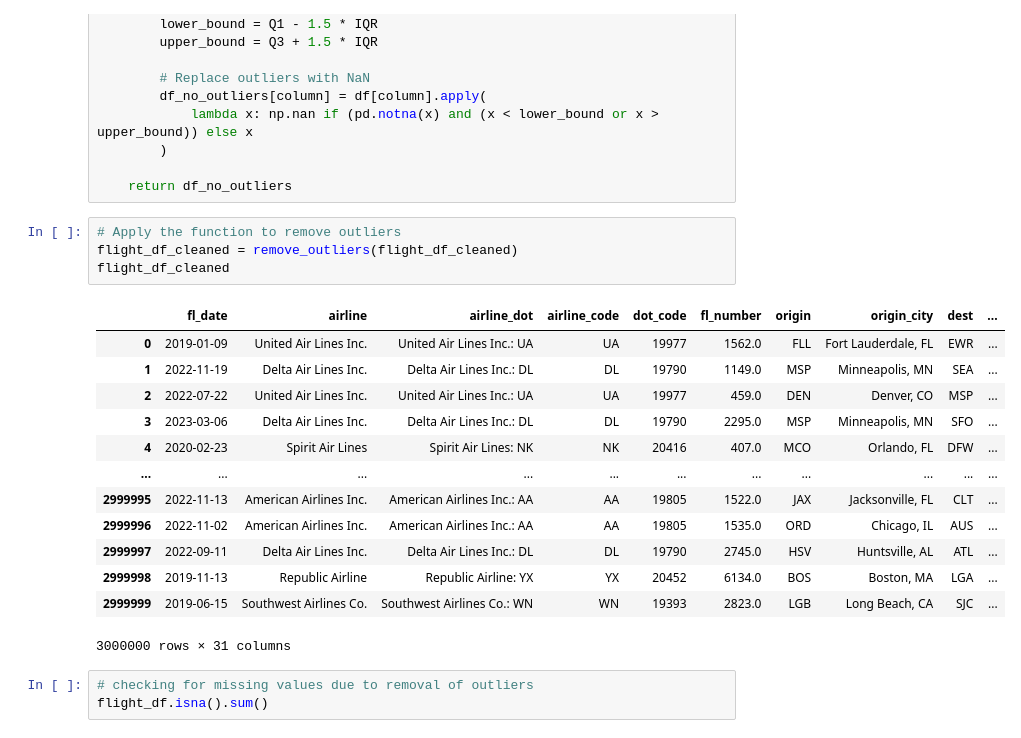
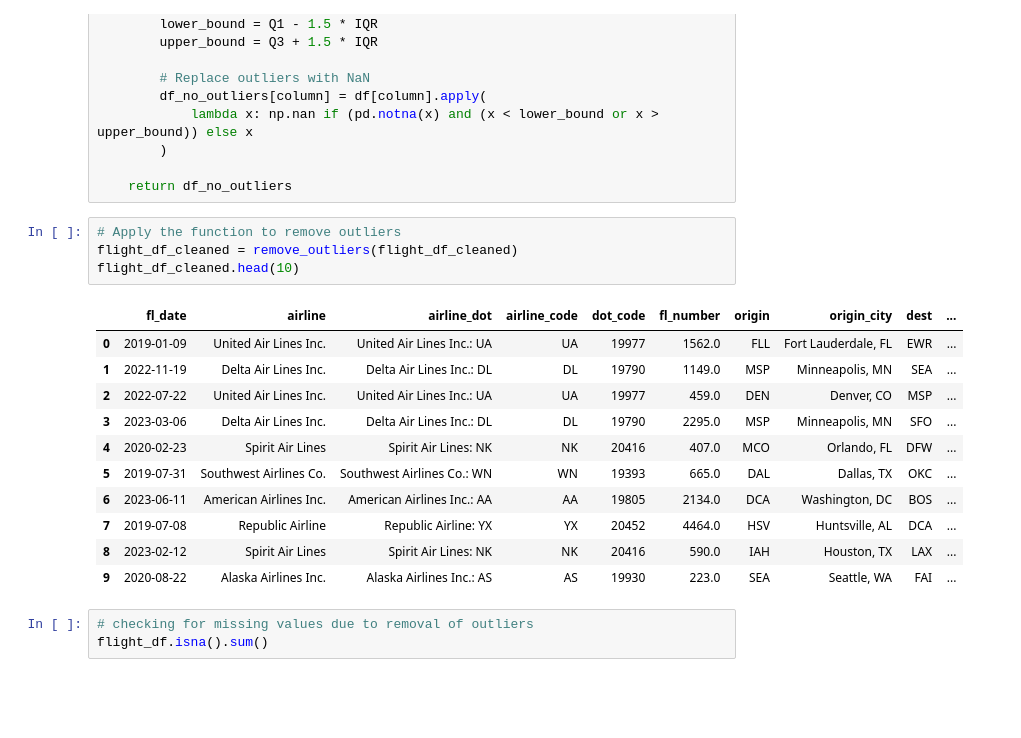
Before and after one commit to oscar066/Flight_delay_analysis, a Jupyter notebook: notebooks/index.ipynb, the cells around one changed output. Saved outputs shown, nothing was run; the diff lists cells and outputs as text; blank space fills up the shorter version.

```diff
--- a/notebooks/index.ipynb
+++ b/notebooks/index.ipynb
@@ -408,21 +408,19 @@ def remove_outliers(df: pd.DataFrame):
 # %%
 # Apply the function to remove outliers
 flight_df_cleaned = remove_outliers(flight_df_cleaned)
-flight_df_cleaned
+flight_df_cleaned.head(10)
 # %% [output]
 |  | fl_date | airline | airline_dot | airline_code | dot_code | fl_number | origin | origin_city | dest | ... |
 | 0 | 2019-01-09 | United Air Lines Inc. | United Air Lines Inc.: UA | UA | 19977 | 1562.0 | FLL | Fort Lauderdale, FL | EWR | ... |
 | 1 | 2022-11-19 | Delta Air Lines Inc. | Delta Air Lines Inc.: DL | DL | 19790 | 1149.0 | MSP | Minneapolis, MN | SEA | ... |
 | 2 | 2022-07-22 | United Air Lines Inc. | United Air Lines Inc.: UA | UA | 19977 | 459.0 | DEN | Denver, CO | MSP | ... |
 | 3 | 2023-03-06 | Delta Air Lines Inc. | Delta Air Lines Inc.: DL | DL | 19790 | 2295.0 | MSP | Minneapolis, MN | SFO | ... |
 | 4 | 2020-02-23 | Spirit Air Lines | Spirit Air Lines: NK | NK | 20416 | 407.0 | MCO | Orlando, FL | DFW | ... |
-| ... | ... | ... | ... | ... | ... | ... | ... | ... | ... | ... |
-| 2999995 | 2022-11-13 | American Airlines Inc. | American Airlines Inc.: AA | AA | 19805 | 1522.0 | JAX | Jacksonville, FL | CLT | ... |
-| 2999996 | 2022-11-02 | American Airlines Inc. | American Airlines Inc.: AA | AA | 19805 | 1535.0 | ORD | Chicago, IL | AUS | ... |
-| 2999997 | 2022-09-11 | Delta Air Lines Inc. | Delta Air Lines Inc.: DL | DL | 19790 | 2745.0 | HSV | Huntsville, AL | ATL | ... |
-| 2999998 | 2019-11-13 | Republic Airline | Republic Airline: YX | YX | 20452 | 6134.0 | BOS | Boston, MA | LGA | ... |
-| 2999999 | 2019-06-15 | Southwest Airlines Co. | Southwest Airlines Co.: WN | WN | 19393 | 2823.0 | LGB | Long Beach, CA | SJC | ... |
+| 5 | 2019-07-31 | Southwest Airlines Co. | Southwest Airlines Co.: WN | WN | 19393 | 665.0 | DAL | Dallas, TX | OKC | ... |
+| 6 | 2023-06-11 | American Airlines Inc. | American Airlines Inc.: AA | AA | 19805 | 2134.0 | DCA | Washington, DC | BOS | ... |
+| 7 | 2019-07-08 | Republic Airline | Republic Airline: YX | YX | 20452 | 4464.0 | HSV | Huntsville, AL | DCA | ... |
+| 8 | 2023-02-12 | Spirit Air Lines | Spirit Air Lines: NK | NK | 20416 | 590.0 | IAH | Houston, TX | LAX | ... |
+| 9 | 2020-08-22 | Alaska Airlines Inc. | Alaska Airlines Inc.: AS | AS | 19930 | 223.0 | SEA | Seattle, WA | FAI | ... |
-3000000 rows × 31 columns
 # %%
 # checking for missing values due to removal of outliers
 flight_df.isna().sum()
```
Also changed, not shown: parts of 8 cells of this notebook.
